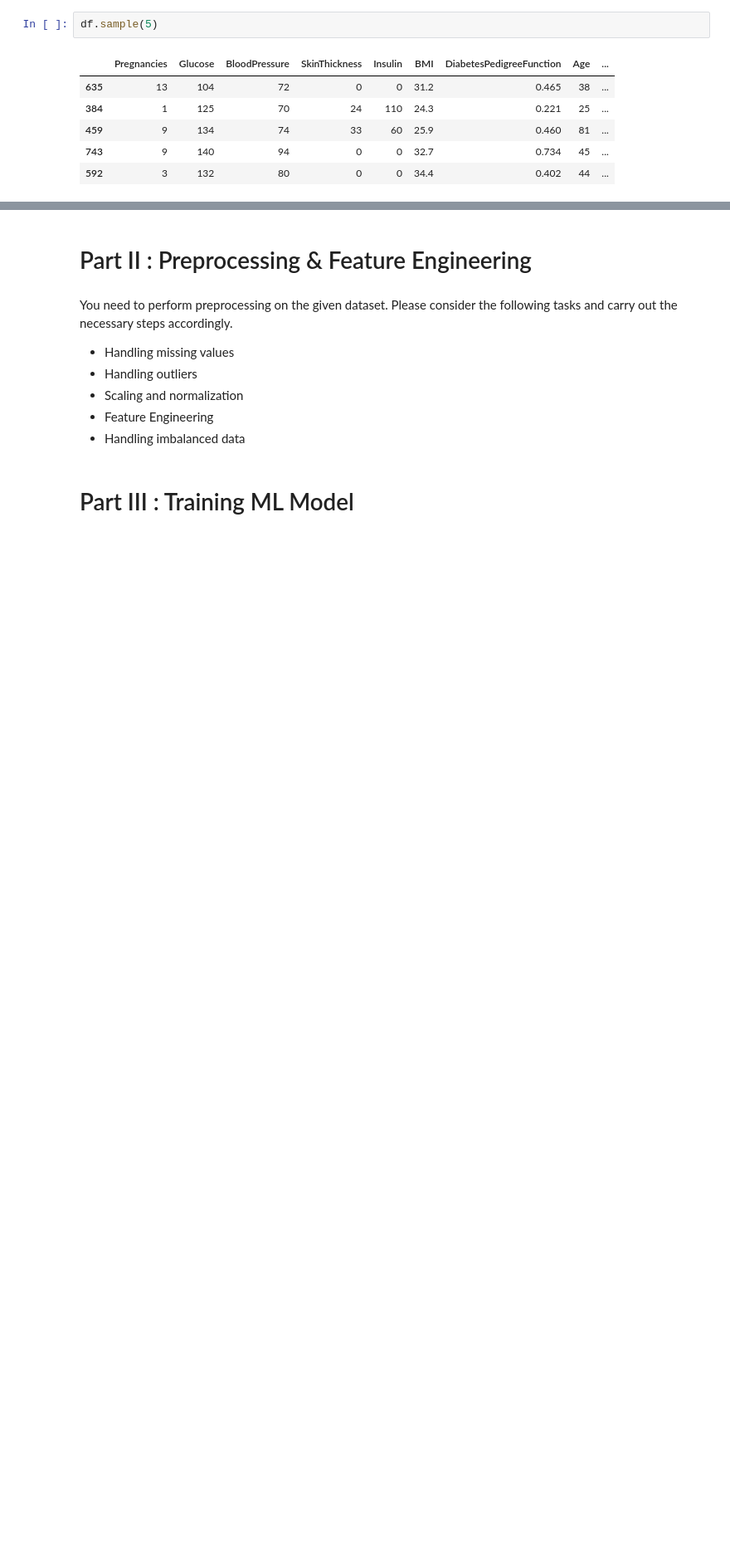
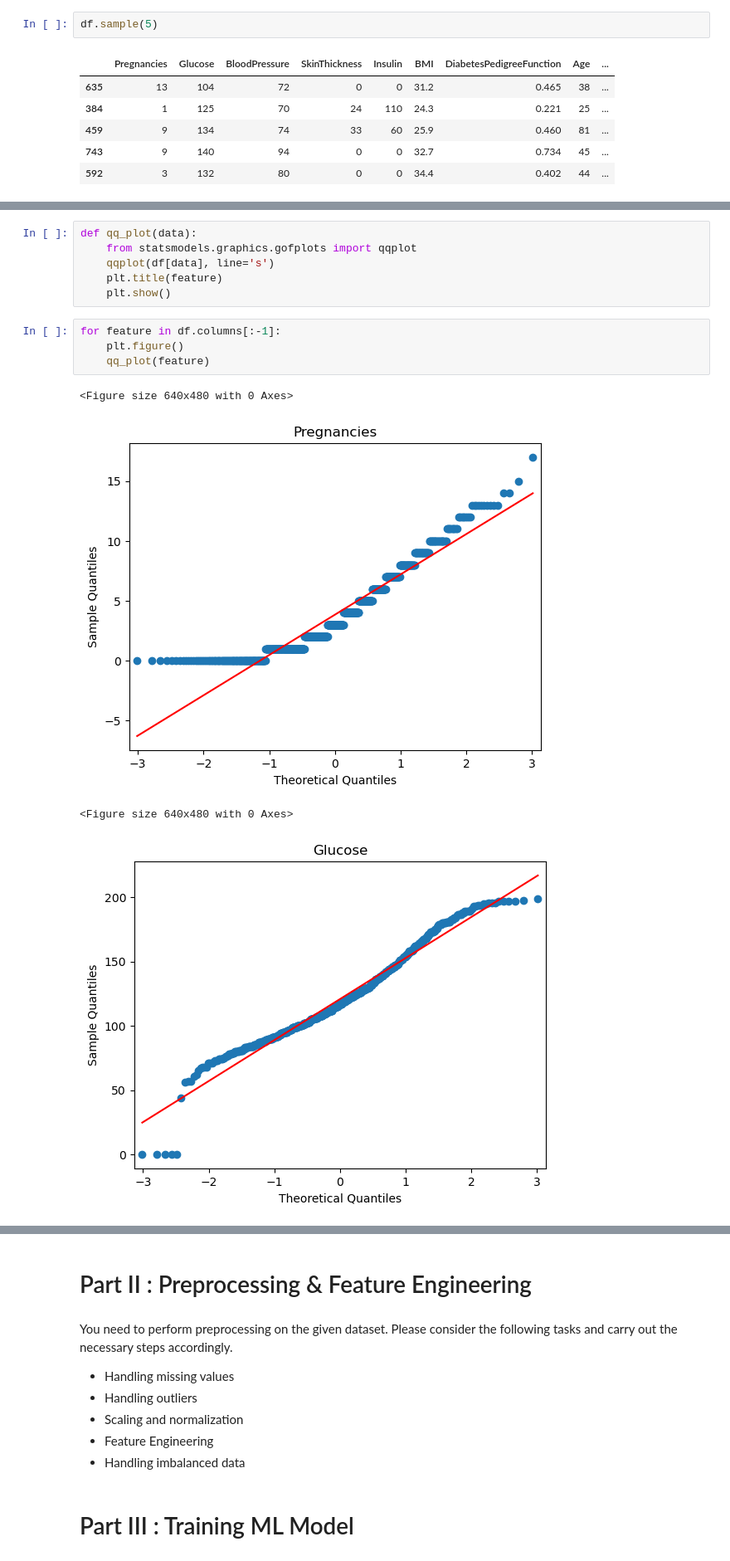
Before and after one commit to Kanustu/LHL_supervised_learning, a Jupyter notebook: Supervised Learning - Project.ipynb, the cells around one changed output, grey strips where cells are left out. Shown at 83% size. Cells and saved outputs as stored; diff of their text form; blank space fills up the shorter version.

```diff
--- a/Supervised Learning - Project.ipynb
+++ b/Supervised Learning - Project.ipynb
@@ -108,0 +149,15 @@ df.sample(5)
+# %%
+def qq_plot(data):
+    from statsmodels.graphics.gofplots import qqplot
+    qqplot(df[data], line='s')
+    plt.title(feature)
+    plt.show()
+# %%
+for feature in df.columns[:-1]:
+    plt.figure()
+    qq_plot(feature)
+# %% [output]
+<Figure size 640x480 with 0 Axes>
+[figure, added]
+<Figure size 640x480 with 0 Axes>
+[figure, added]
```
Also changed, not shown: parts of 12 cells of this notebook.
